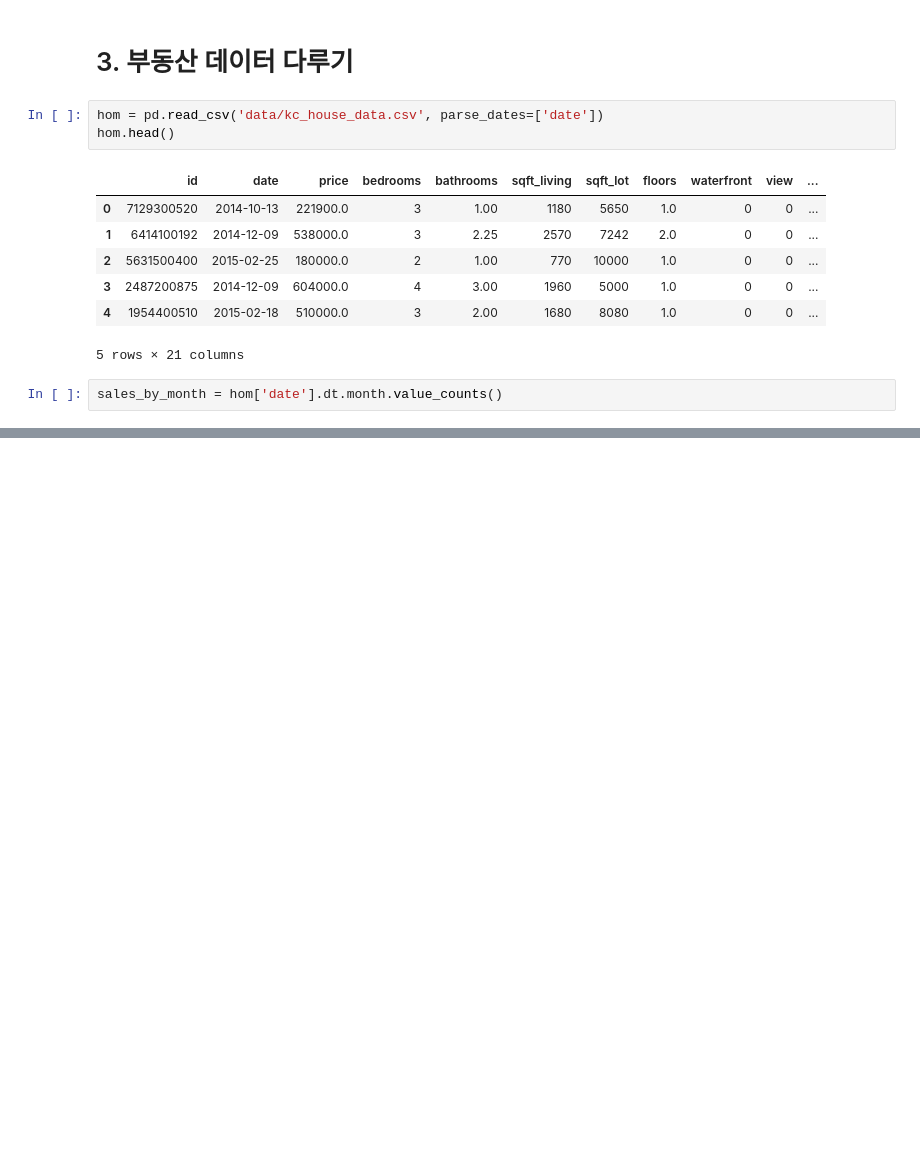
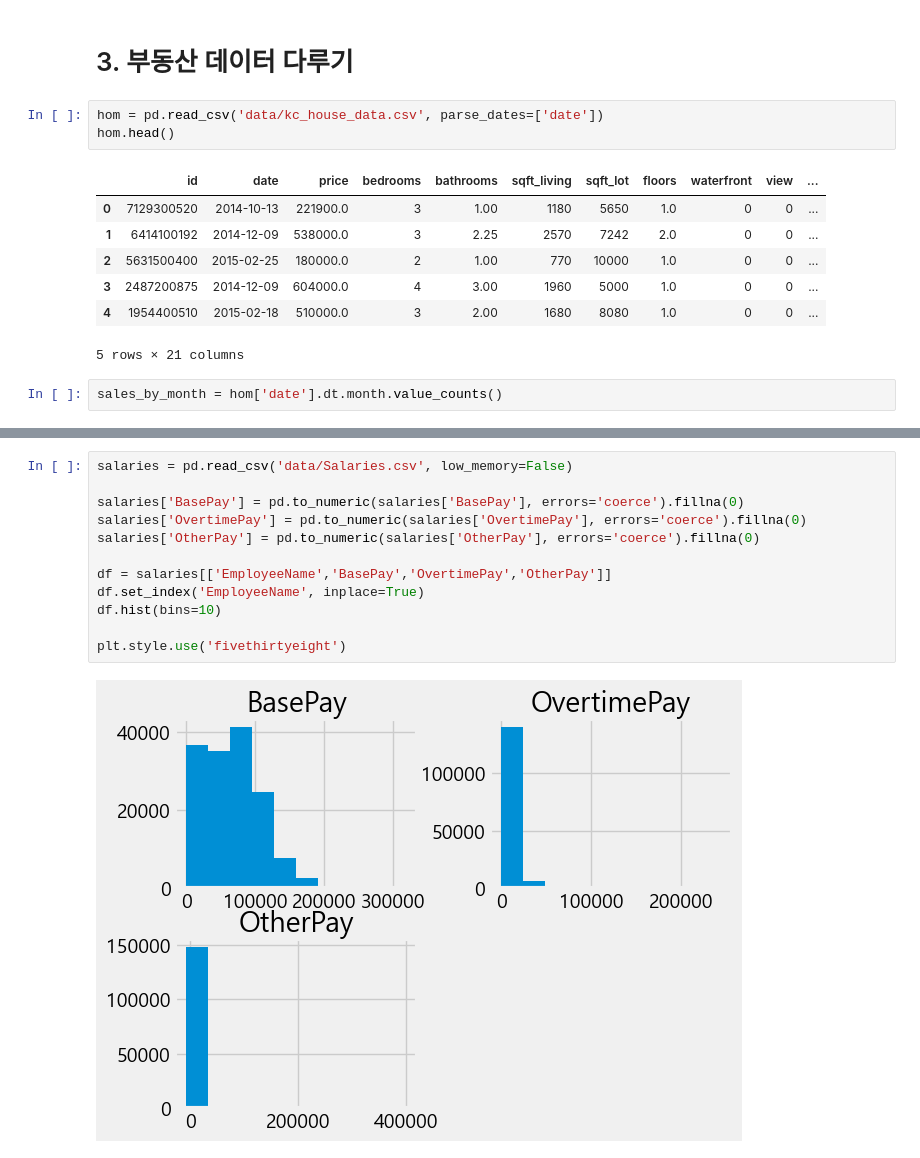
Before and after one commit to minseok06/python, a Jupyter notebook: 11강 ~ 14강 연습.ipynb, the cells around one changed output, grey strips where cells are left out. Drawn from its saved outputs; the diff is of its cells as text; blank space fills up the shorter version.

```diff
--- a/11강 ~ 14강 연습.ipynb
+++ b/11강 ~ 14강 연습.ipynb
@@ -121,0 +131,14 @@ plt.show()
+# %%
+salaries = pd.read_csv('data/Salaries.csv', low_memory=False)
+
+salaries['BasePay'] = pd.to_numeric(salaries['BasePay'], errors='coerce').fillna(0)
+salaries['OvertimePay'] = pd.to_numeric(salaries['OvertimePay'], errors='coerce').fillna(0)
+salaries['OtherPay'] = pd.to_numeric(salaries['OtherPay'], errors='coerce').fillna(0)
+
+df = salaries[['EmployeeName','BasePay','OvertimePay','OtherPay']]
+df.set_index('EmployeeName', inplace=True)
+df.hist(bins=10)
+
+plt.style.use('fivethirtyeight')
+# %% [output]
+[figure, added]
```
Also changed, not shown: parts of 9 cells of this notebook.
